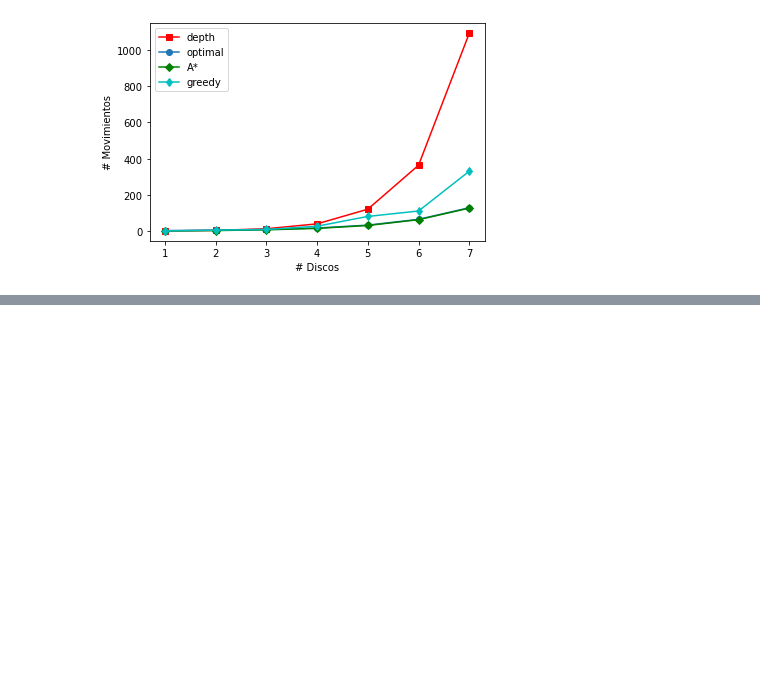
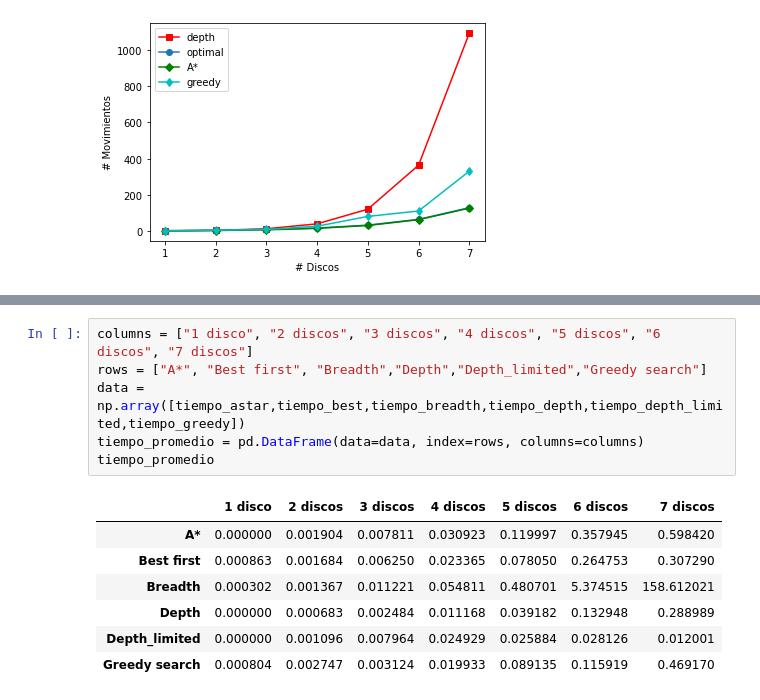
Before and after one commit to anamarigarzon/Proyectos-IA, a Jupyter notebook: Proyecto I/Proyecto_1_Torres_de_Hanoi.ipynb, the cells around one changed output, grey strips where cells are left out. Cells and saved outputs as stored; diff of their text form; blank space fills up the shorter version.

```diff
--- a/Proyecto I/Proyecto_1_Torres_de_Hanoi.ipynb
+++ b/Proyecto I/Proyecto_1_Torres_de_Hanoi.ipynb
@@ -353,0 +359,14 @@ plt.show()
+# %%
+columns = ["1 disco", "2 discos", "3 discos", "4 discos", "5 discos", "6 discos", "7 discos"]
+rows = ["A*", "Best first", "Breadth","Depth","Depth_limited","Greedy search"]
+data = np.array([tiempo_astar,tiempo_best,tiempo_breadth,tiempo_depth,tiempo_depth_limited,tiempo_greedy])
+tiempo_promedio = pd.DataFrame(data=data, index=rows, columns=columns)
+tiempo_promedio
+# %% [output]
+|  | 1 disco | 2 discos | 3 discos | 4 discos | 5 discos | 6 discos | 7 discos |
+| A* | 0.000000 | 0.001904 | 0.007811 | 0.030923 | 0.119997 | 0.357945 | 0.598420 |
+| Best first | 0.000863 | 0.001684 | 0.006250 | 0.023365 | 0.078050 | 0.264753 | 0.307290 |
+| Breadth | 0.000302 | 0.001367 | 0.011221 | 0.054811 | 0.480701 | 5.374515 | 158.612021 |
+| Depth | 0.000000 | 0.000683 | 0.002484 | 0.011168 | 0.039182 | 0.132948 | 0.288989 |
+| Depth_limited | 0.000000 | 0.001096 | 0.007964 | 0.024929 | 0.025884 | 0.028126 | 0.012001 |
+| Greedy search | 0.000804 | 0.002747 | 0.003124 | 0.019933 | 0.089135 | 0.115919 | 0.469170 |
```
Also changed, not shown: parts of 3 cells of this notebook.
